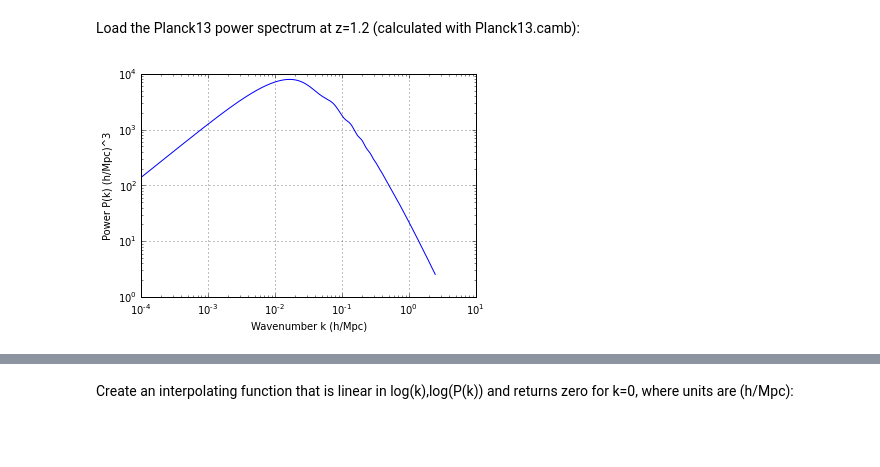
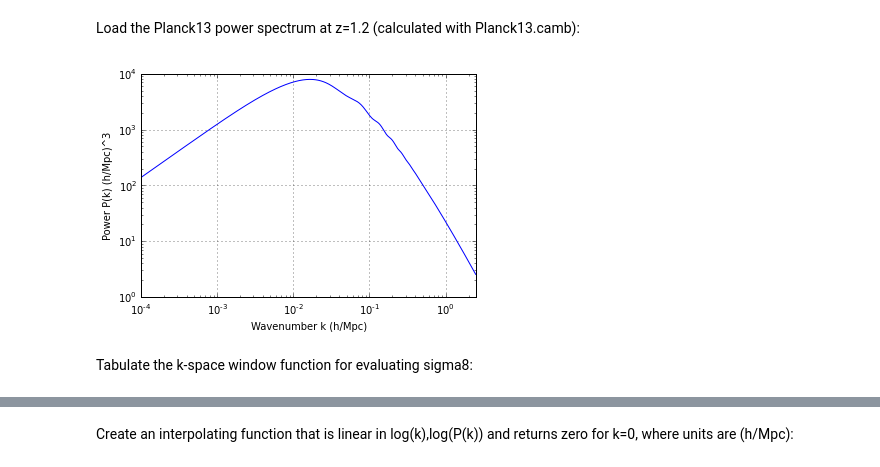
Before and after one commit to DarkEnergyScienceCollaboration/DESchool_LSS_Stats, a Jupyter notebook: LargeScaleStructureStatistics/LargeScaleStructureStatistics.ipynb, the cells around one changed output, grey strips where cells are left out. Drawn from its saved outputs; the diff is of its cells as text; code cells hidden in the pictures; blank space fills up the shorter version.

```diff
--- a/LargeScaleStructureStatistics/LargeScaleStructureStatistics.ipynb
+++ b/LargeScaleStructureStatistics/LargeScaleStructureStatistics.ipynb
@@ -31,11 +31,15 @@ Load the Planck13 power spectrum at z=1.2 (calculated with Planck13.camb):
 # %%
 pk_data = np.loadtxt('camb/Planck13_matterpower_1.dat').transpose()
 # %%
-plt.plot(pk_data[0],pk_data[1],'-')
+fig = plt.figure(figsize=(6,4))
+plt.plot(pk_data[0],pk_data[1],'b-')
+plt.xlim(pk_data[0,0],pk_data[0,-1])
 plt.xscale('log')
 plt.yscale('log')
 plt.xlabel('Wavenumber k (h/Mpc)')
 plt.ylabel('Power P(k) (h/Mpc)^3')
 plt.grid();
 # %% [output]
-[figure, old version]
+[figure, new version]
+# %% [markdown]
+Tabulate the k-space window function for evaluating sigma8:
```
Also changed, not shown: parts of 8 cells of this notebook, 1 other file.
